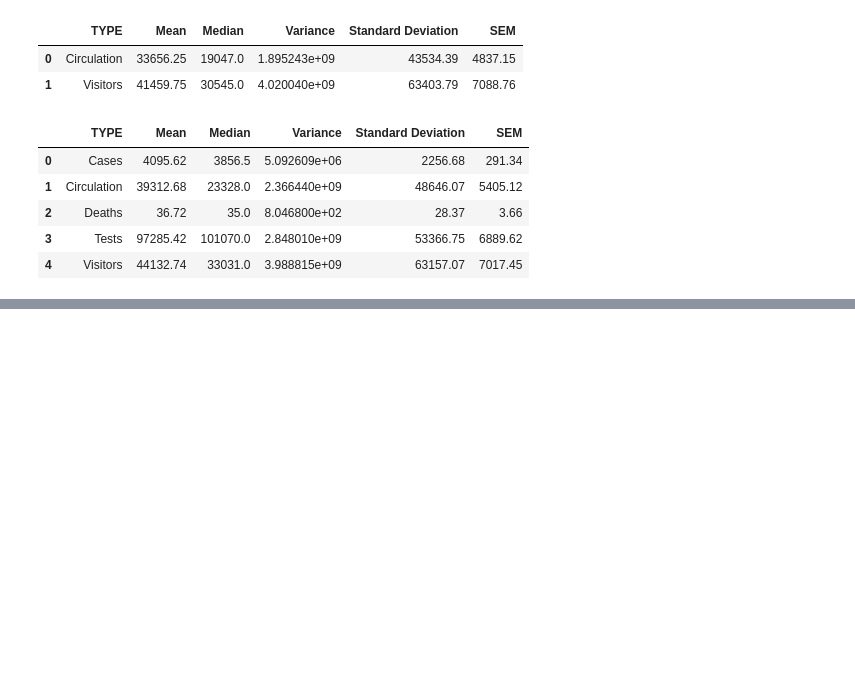
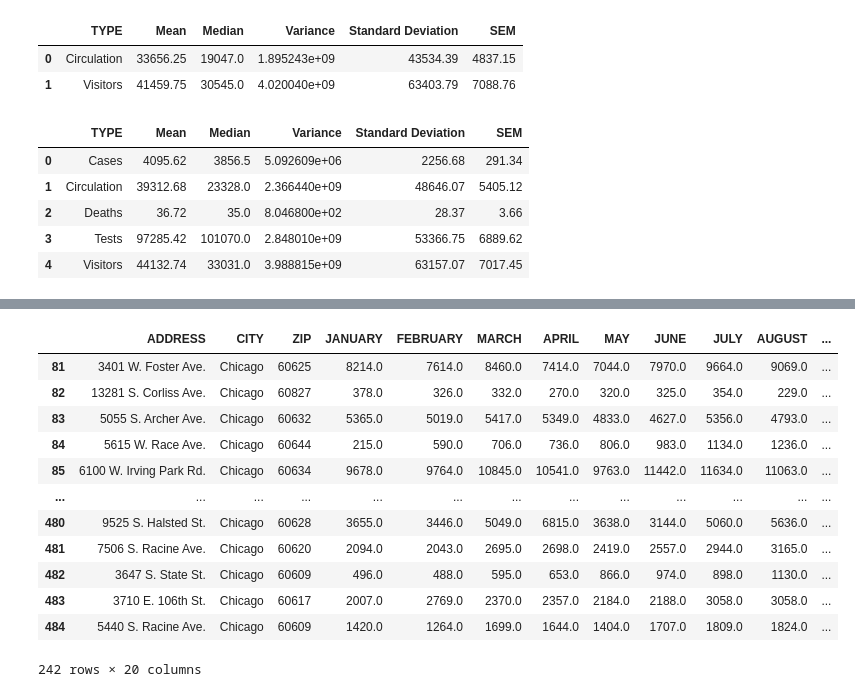
Before and after one commit to nataliepiehl/project_one, a Jupyter notebook: Code/Jeff_Data_Analysis.ipynb, the cells around one changed output, grey strips where cells are left out. Drawn from its saved outputs; the diff is of its cells as text; code cells hidden in the pictures; blank space fills up the shorter version.

```diff
--- a/Code/Jeff_Data_Analysis.ipynb
+++ b/Code/Jeff_Data_Analysis.ipynb
@@ -277,0 +266,17 @@ summary_stats_2021
+# %%
+just_visitors = chi_library_covid.loc[chi_library_covid['TYPE'] == "Visitors"]
+just_visitors
+# %% [output]
+|  | ADDRESS | CITY | ZIP | JANUARY | FEBRUARY | MARCH | APRIL | MAY | JUNE | JULY | AUGUST | ... |
+| 81 | 3401 W. Foster Ave. | Chicago | 60625 | 8214.0 | 7614.0 | 8460.0 | 7414.0 | 7044.0 | 7970.0 | 9664.0 | 9069.0 | ... |
+| 82 | 13281 S. Corliss Ave. | Chicago | 60827 | 378.0 | 326.0 | 332.0 | 270.0 | 320.0 | 325.0 | 354.0 | 229.0 | ... |
+| 83 | 5055 S. Archer Ave. | Chicago | 60632 | 5365.0 | 5019.0 | 5417.0 | 5349.0 | 4833.0 | 4627.0 | 5356.0 | 4793.0 | ... |
+| 84 | 5615 W. Race Ave. | Chicago | 60644 | 215.0 | 590.0 | 706.0 | 736.0 | 806.0 | 983.0 | 1134.0 | 1236.0 | ... |
+| 85 | 6100 W. Irving Park Rd. | Chicago | 60634 | 9678.0 | 9764.0 | 10845.0 | 10541.0 | 9763.0 | 11442.0 | 11634.0 | 11063.0 | ... |
+| ... | ... | ... | ... | ... | ... | ... | ... | ... | ... | ... | ... | ... |
+| 480 | 9525 S. Halsted St. | Chicago | 60628 | 3655.0 | 3446.0 | 5049.0 | 6815.0 | 3638.0 | 3144.0 | 5060.0 | 5636.0 | ... |
+| 481 | 7506 S. Racine Ave. | Chicago | 60620 | 2094.0 | 2043.0 | 2695.0 | 2698.0 | 2419.0 | 2557.0 | 2944.0 | 3165.0 | ... |
+| 482 | 3647 S. State St. | Chicago | 60609 | 496.0 | 488.0 | 595.0 | 653.0 | 866.0 | 974.0 | 898.0 | 1130.0 | ... |
+| 483 | 3710 E. 106th St. | Chicago | 60617 | 2007.0 | 2769.0 | 2370.0 | 2357.0 | 2184.0 | 2188.0 | 3058.0 | 3058.0 | ... |
+| 484 | 5440 S. Racine Ave. | Chicago | 60609 | 1420.0 | 1264.0 | 1699.0 | 1644.0 | 1404.0 | 1707.0 | 1809.0 | 1824.0 | ... |
+242 rows × 20 columns
```
Also changed, not shown: parts of 12 cells of this notebook.
